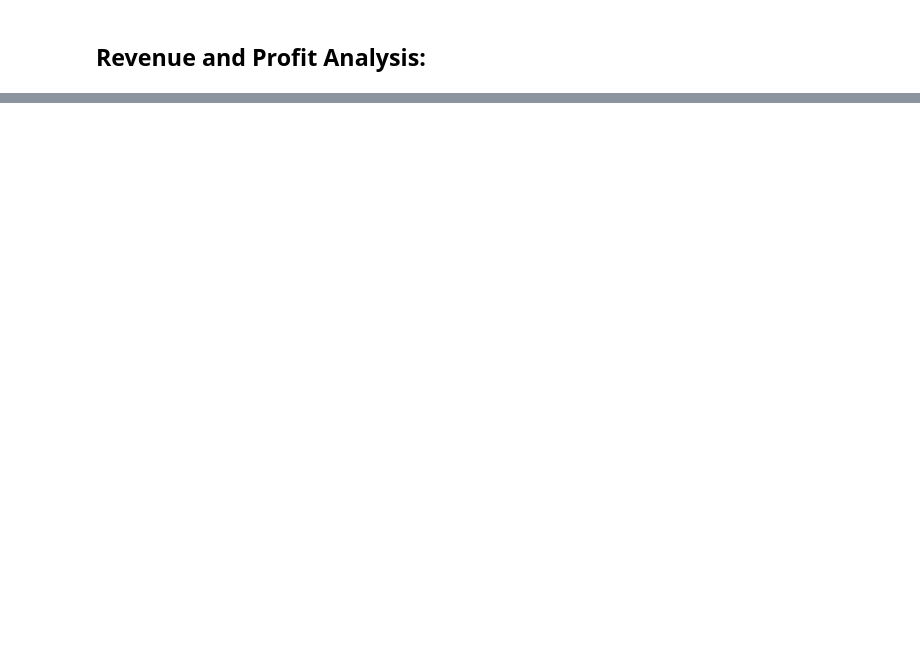
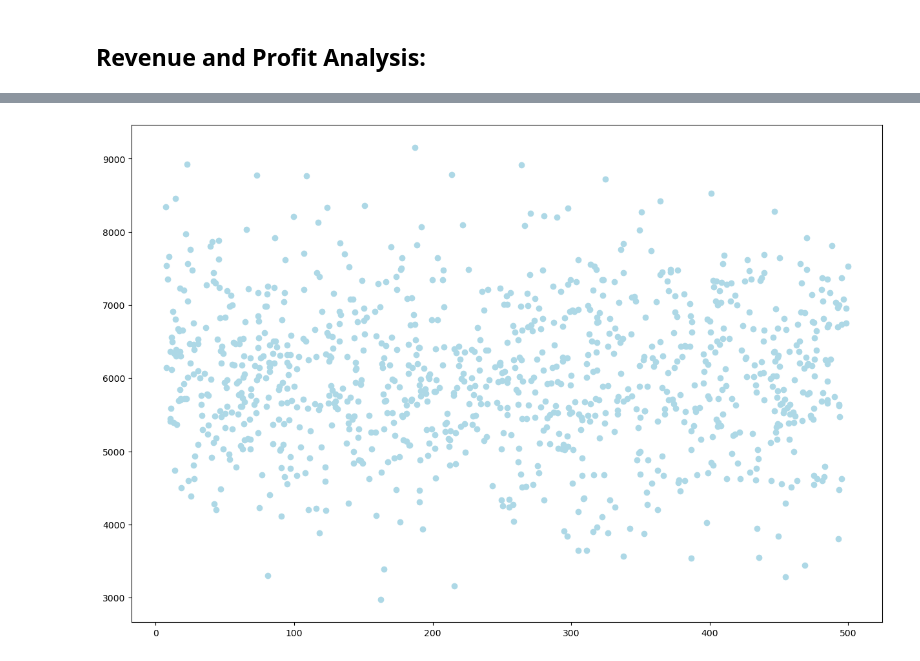
Before and after one commit to Willnguyen02/E-commerce-Sales-Analytics, a Jupyter notebook: Main.ipynb, the cells around one changed output, grey strips where cells are left out. Cells and saved outputs as stored; diff of their text form; code cells hidden in the pictures; blank space fills up the shorter version.

```diff
--- a/Main.ipynb
+++ b/Main.ipynb
@@ -778,0 +725,3 @@ sns.scatterplot(
+# %%
+distribution_df = df[["price","Total_sales"]]
+distribution_df
@@ -778,0 +742,14 @@ sns.scatterplot(
+# %%
+
+plt.figure(figsize=(15,10))
+
+plt.scatter(
+    "price",
+    "Total_sales",
+    data = distribution_df,
+    color = "lightblue"
+)
+
+plt.show()
+# %% [output]
+[figure, added]
```
Also changed, not shown: parts of 26 cells of this notebook.
